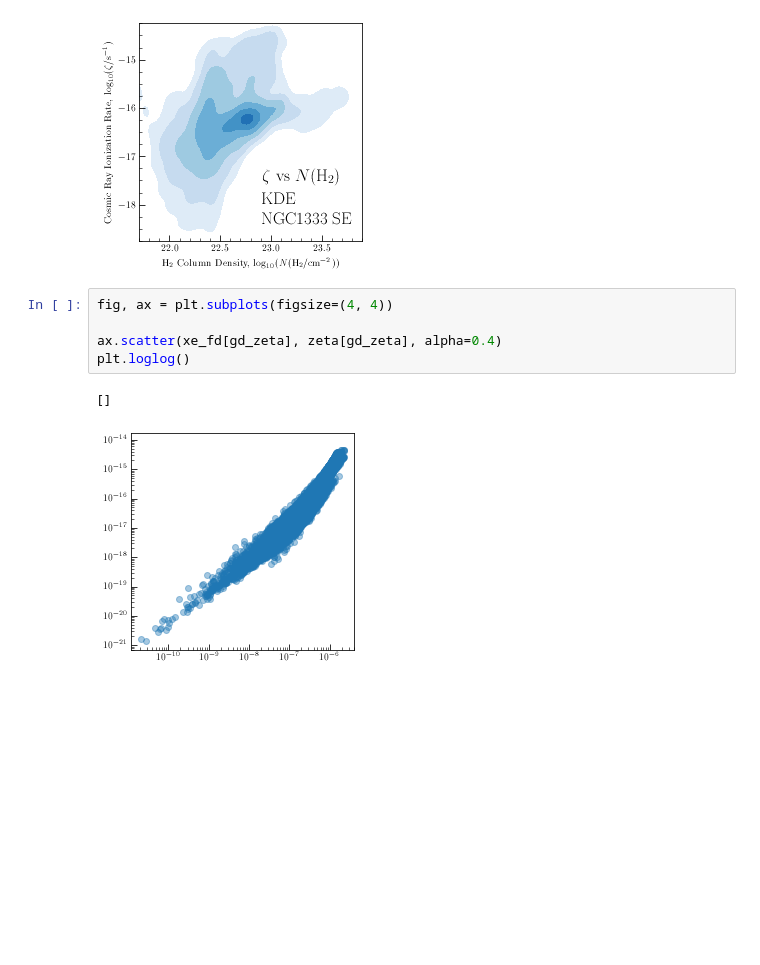
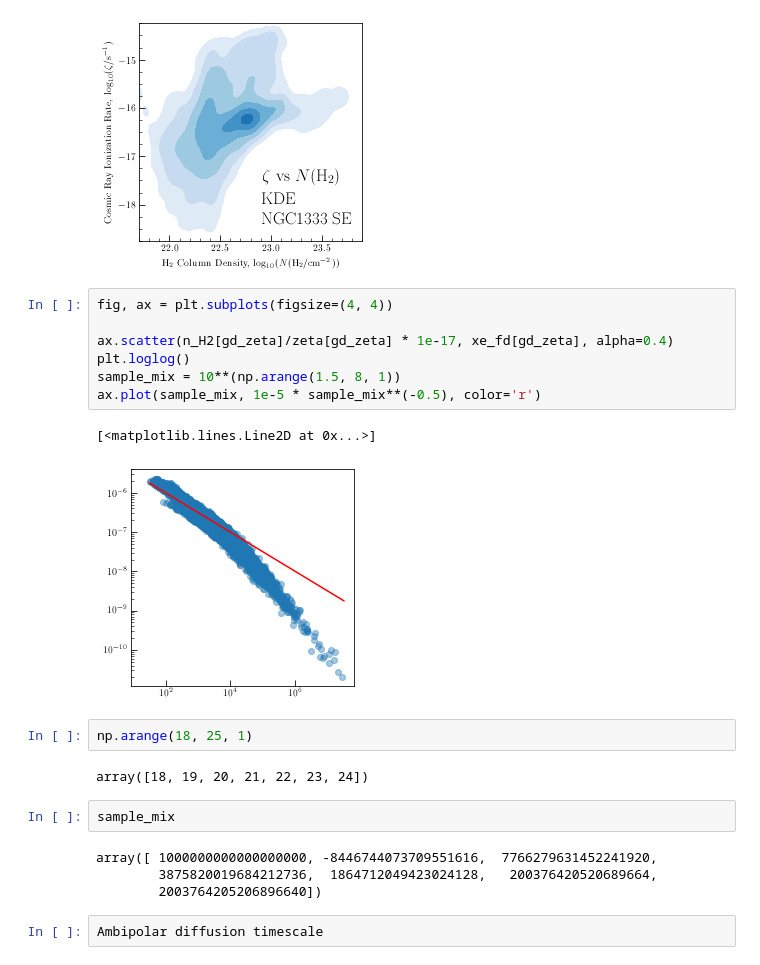
Before and after one commit to jpinedaf/NGC1333_NOEMA_Ions, a Jupyter notebook: NGC1333_Ions_Calculations.ipynb, the cells around one changed output. Drawn from its saved outputs; the diff is of its cells as text; blank space fills up the shorter version.

```diff
--- a/NGC1333_Ions_Calculations.ipynb
+++ b/NGC1333_Ions_Calculations.ipynb
@@ -1003,8 +1003,22 @@ fig.savefig('figs/NGC1333_log_zeta_log_N_H2_KDE.pdf', dpi=100, bbox_inches='tigh
 # %%
 fig, ax = plt.subplots(figsize=(4, 4))
 
-ax.scatter(xe_fd[gd_zeta], zeta[gd_zeta], alpha=0.4)
+ax.scatter(n_H2[gd_zeta]/zeta[gd_zeta] * 1e-17, xe_fd[gd_zeta], alpha=0.4)
 plt.loglog()
+sample_mix = 10**(np.arange(1.5, 8, 1))
+ax.plot(sample_mix, 1e-5 * sample_mix**(-0.5), color='r')
 # %% [output]
-[]
+[<matplotlib.lines.Line2D at 0x...>]
-[figure, old version]
+[figure, new version]
+# %%
+np.arange(18, 25, 1)
+# %% [output]
+array([18, 19, 20, 21, 22, 23, 24])
+# %%
+sample_mix
+# %% [output]
+array([ 1000000000000000000, -8446744073709551616,  7766279631452241920,
+        3875820019684212736,  1864712049423024128,   200376420520689664,
+        2003764205206896640])
+# %%
+Ambipolar diffusion timescale
```
Also changed, not shown: parts of 4 cells of this notebook, 19 other files.
